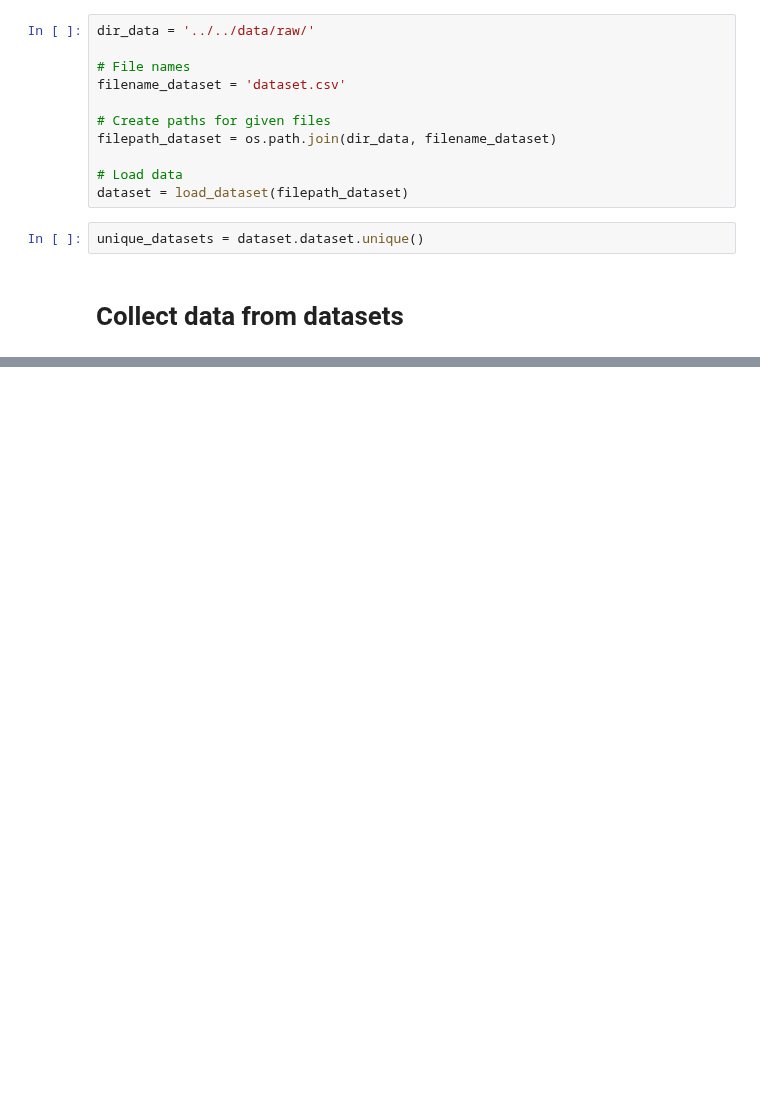
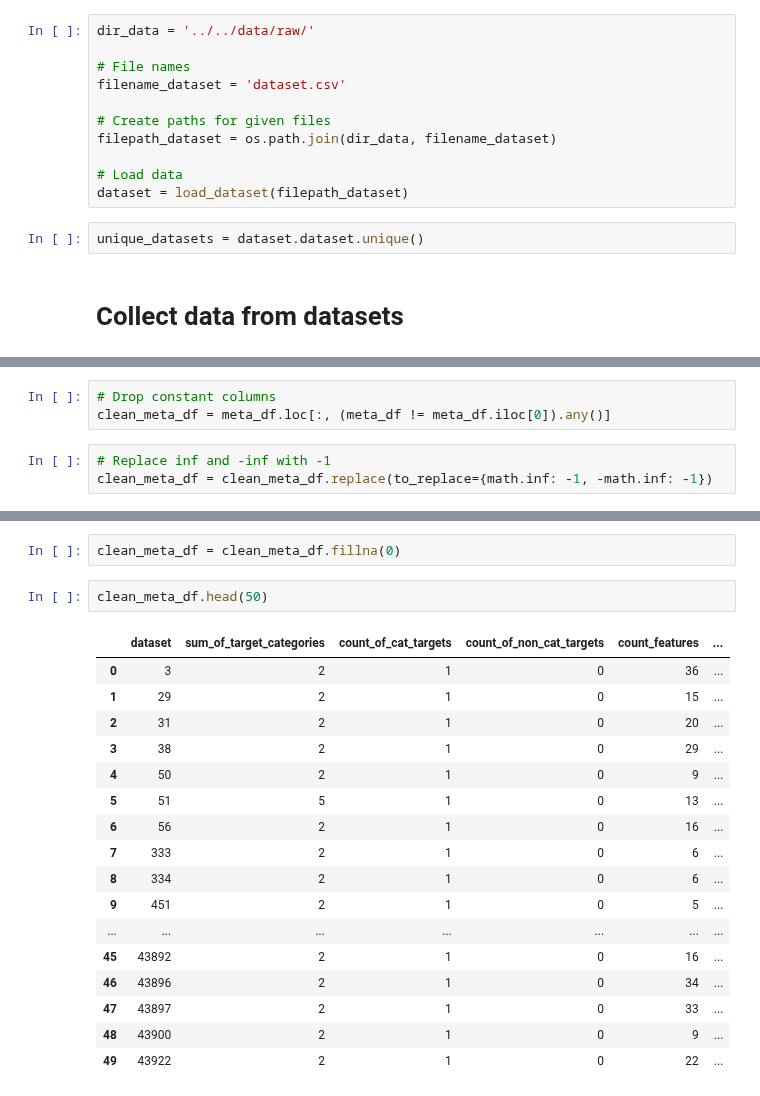
Before and after one commit to nina-prog/meta-learning-for-encoder-selection, a Jupyter notebook: notebooks/week08/Dataset-Meta-Information.ipynb, the cells around one changed output, grey strips where cells are left out. Drawn from its saved outputs; the diff is of its cells as text; blank space fills up the shorter version.

```diff
--- a/notebooks/week08/Dataset-Meta-Information.ipynb
+++ b/notebooks/week08/Dataset-Meta-Information.ipynb
@@ -195,0 +212,6 @@ meta_df.head(50)
+# %%
+# Drop constant columns
+clean_meta_df = meta_df.loc[:, (meta_df != meta_df.iloc[0]).any()]
+# %%
+# Replace inf and -inf with -1
+clean_meta_df = clean_meta_df.replace(to_replace={math.inf: -1, -math.inf: -1})
@@ -195,0 +234,22 @@ meta_df.head(50)
+# %%
+clean_meta_df = clean_meta_df.fillna(0)
+# %%
+clean_meta_df.head(50)
+# %% [output]
+|  | dataset | sum_of_target_categories | count_of_cat_targets | count_of_non_cat_targets | count_features | ... |
+| 0 | 3 | 2 | 1 | 0 | 36 | ... |
+| 1 | 29 | 2 | 1 | 0 | 15 | ... |
+| 2 | 31 | 2 | 1 | 0 | 20 | ... |
+| 3 | 38 | 2 | 1 | 0 | 29 | ... |
+| 4 | 50 | 2 | 1 | 0 | 9 | ... |
+| 5 | 51 | 5 | 1 | 0 | 13 | ... |
+| 6 | 56 | 2 | 1 | 0 | 16 | ... |
+| 7 | 333 | 2 | 1 | 0 | 6 | ... |
+| 8 | 334 | 2 | 1 | 0 | 6 | ... |
+| 9 | 451 | 2 | 1 | 0 | 5 | ... |
+| ... | ... | ... | ... | ... | ... | ... |
+| 45 | 43892 | 2 | 1 | 0 | 16 | ... |
+| 46 | 43896 | 2 | 1 | 0 | 34 | ... |
+| 47 | 43897 | 2 | 1 | 0 | 33 | ... |
+| 48 | 43900 | 2 | 1 | 0 | 9 | ... |
+| 49 | 43922 | 2 | 1 | 0 | 22 | ... |
```
Also changed, not shown: parts of 8 cells of this notebook, 1 other file.
